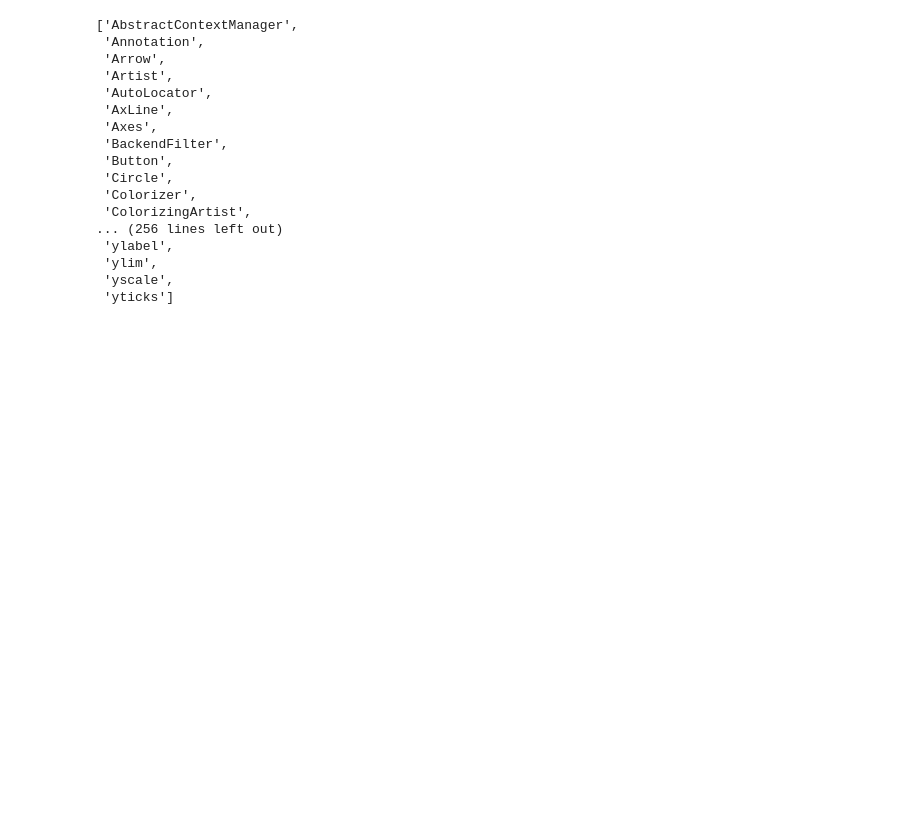
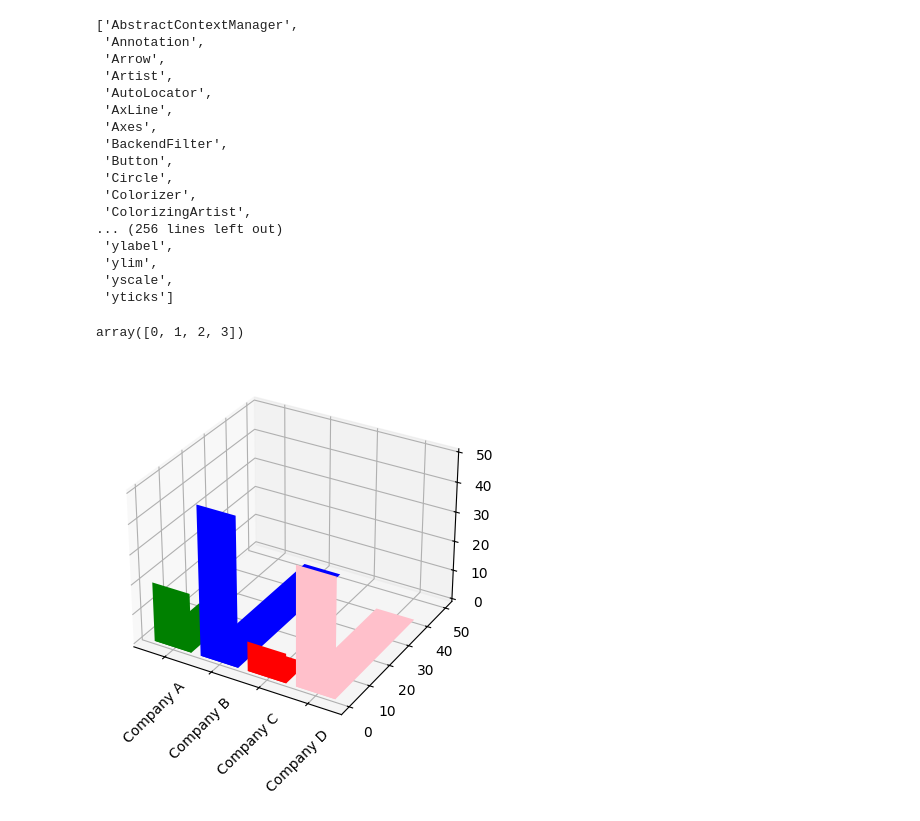
Before and after one commit to biancaantoniello/masterds01, a Jupyter notebook: day3/exercise05.ipynb, the cells around one changed output. Drawn from its saved outputs; the diff is of its cells as text; code cells hidden in the pictures; blank space fills up the shorter version.

```diff
--- a/day3/exercise05.ipynb
+++ b/day3/exercise05.ipynb
@@ -53,3 +53,32 @@ dir(plt)
  'ylim',
  'yscale',
  'yticks']
+# %%
+import numpy as np
+np.arange(len(categories))
+# %% [output]
+array([0, 1, 2, 3])
+# %%
+# 3-D version (non complete)
+from mpl_toolkits.mplot3d import Axes3D
+
+categories = ["Company A","Company B", "Company C", "Company D"]
+values = [20,50,10,40]
+
+colors = ["green", "blue", "red", "pink"]
+
+fig = plt.figure()
+ax = fig.add_subplot(111, projection = "3d") # create the container
+
+x = np.arange(len(categories))
+
+ax.bar(x, values, zdir = 'y', color = colors)
+
+plt.bar(categories, values, color = colors)
+#plt.title("bar chart")
+#plt.xlabel("Northwest companies")
+#plt.ylabel("revenues")
+plt.xticks(rotation = 45)
+plt.show()
+# %% [output]
+[figure, added]
```
Also changed, not shown: parts of 1 cell of this notebook, 4 other files.
